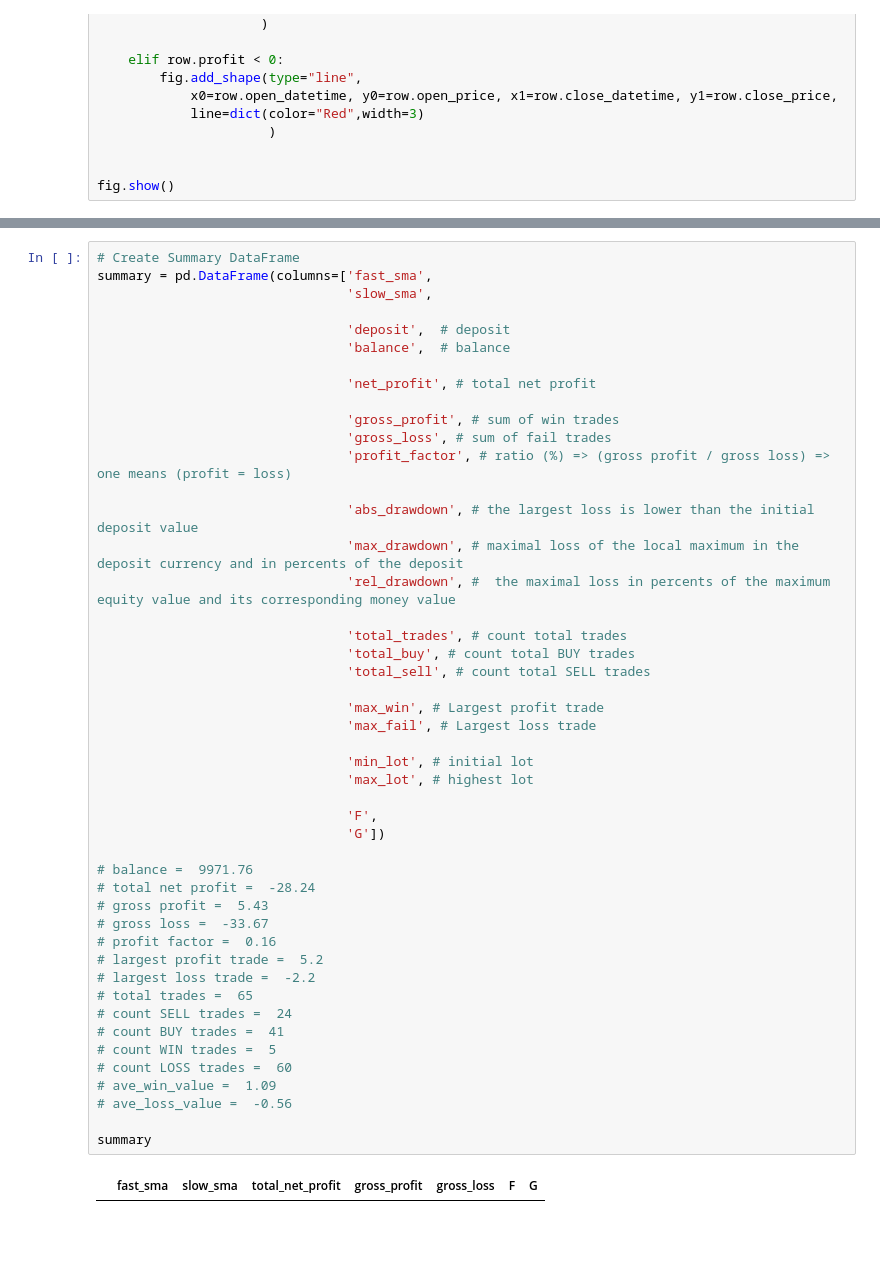
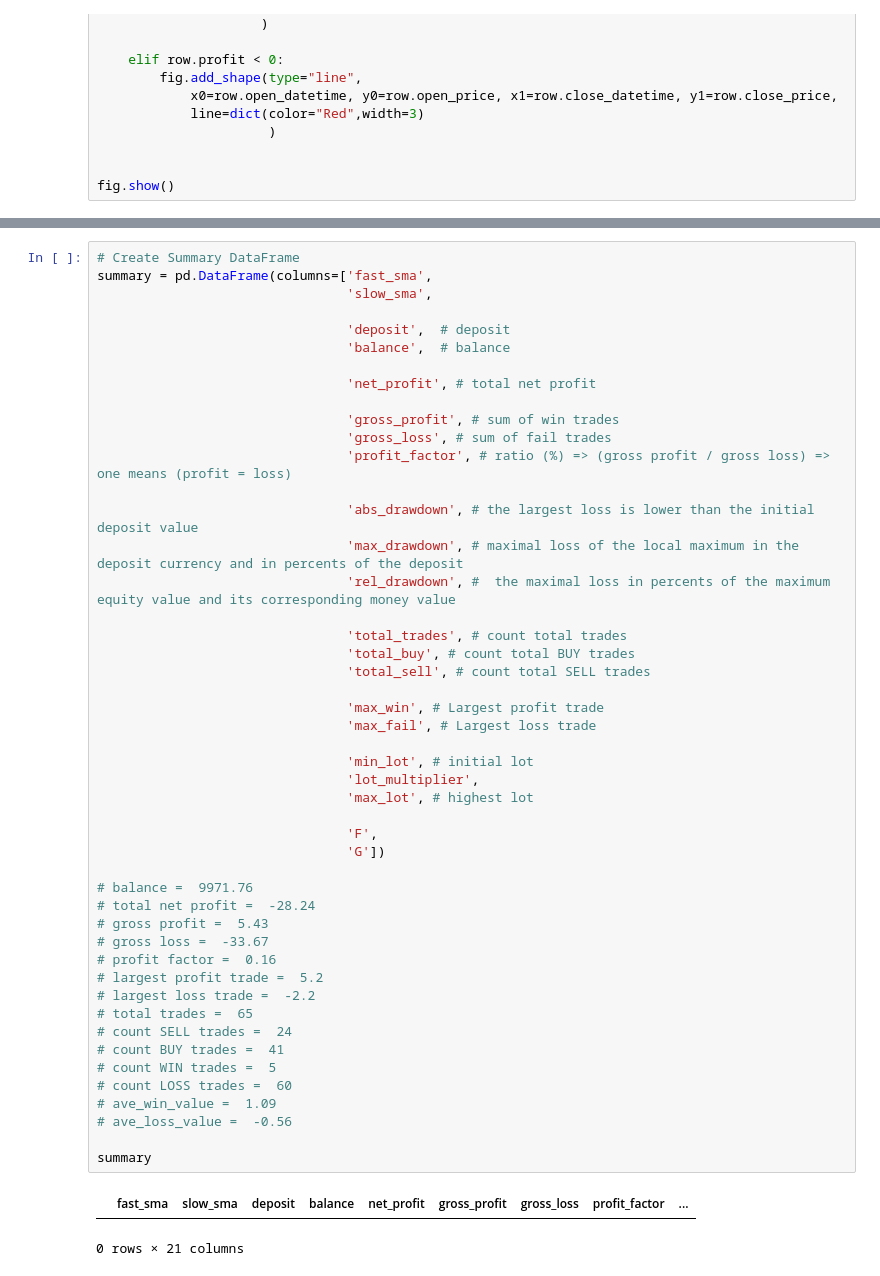
Before and after one commit to MaxJan2010/python_finance, a Jupyter notebook: src/work/strategies/moving average/strategy_02/sma-crossover.ipynb, the cells around one changed output, grey strips where cells are left out. Cells and saved outputs as stored; diff of their text form; blank space fills up the shorter version.

```diff
--- a/src/work/strategies/moving average/strategy_01/sma-crossover.ipynb
+++ b/src/work/strategies/moving average/strategy_02/sma-crossover.ipynb
@@ -342,31 +362,33 @@ summary = pd.DataFrame(columns=['fast_sma',
                                 'total_trades', # count total trades
                                 'total_buy', # count total BUY trades
                                 'total_sell', # count total SELL trades
 
                                 'max_win', # Largest profit trade
                                 'max_fail', # Largest loss trade
 
                                 'min_lot', # initial lot
+                                'lot_multiplier',
                                 'max_lot', # highest lot
 
                                 'F',
                                 'G'])
 
 # balance =  9971.76
 # total net profit =  -28.24
 # gross profit =  5.43
 # gross loss =  -33.67
 # profit factor =  0.16
 # largest profit trade =  5.2
 # largest loss trade =  -2.2
 # total trades =  65
 # count SELL trades =  24
 # count BUY trades =  41
 # count WIN trades =  5
 # count LOSS trades =  60
 # ave_win_value =  1.09
 # ave_loss_value =  -0.56
 
 summary
 # %% [output]
-|  | fast_sma | slow_sma | total_net_profit | gross_profit | gross_loss | F | G |
+|  | fast_sma | slow_sma | deposit | balance | net_profit | gross_profit | gross_loss | profit_factor | ... |
+0 rows × 21 columns
```
Also changed, not shown: parts of 11 cells of this notebook, 3 other files.
